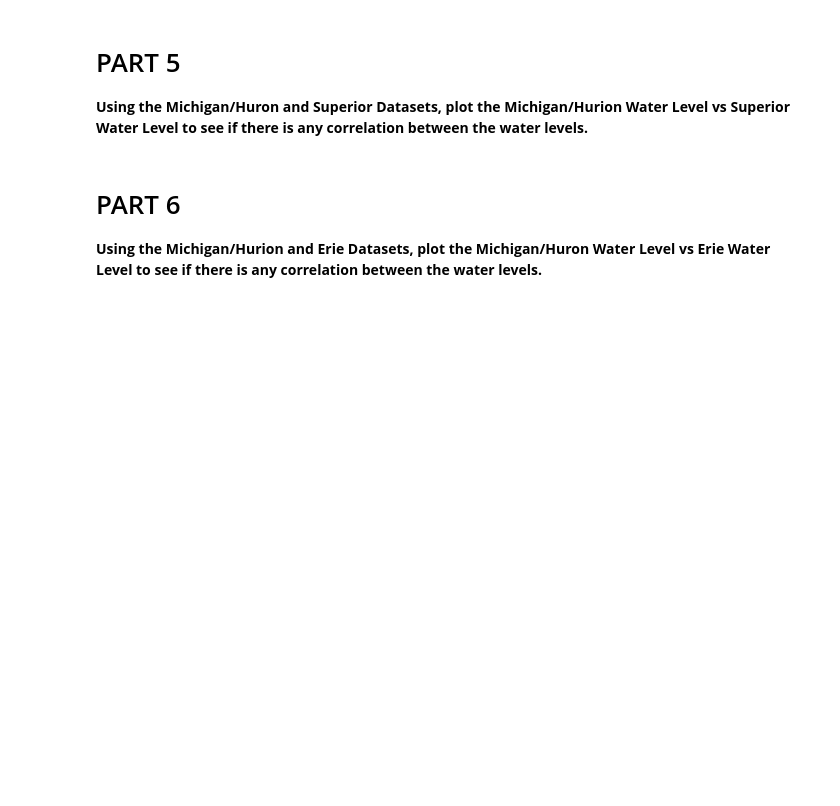
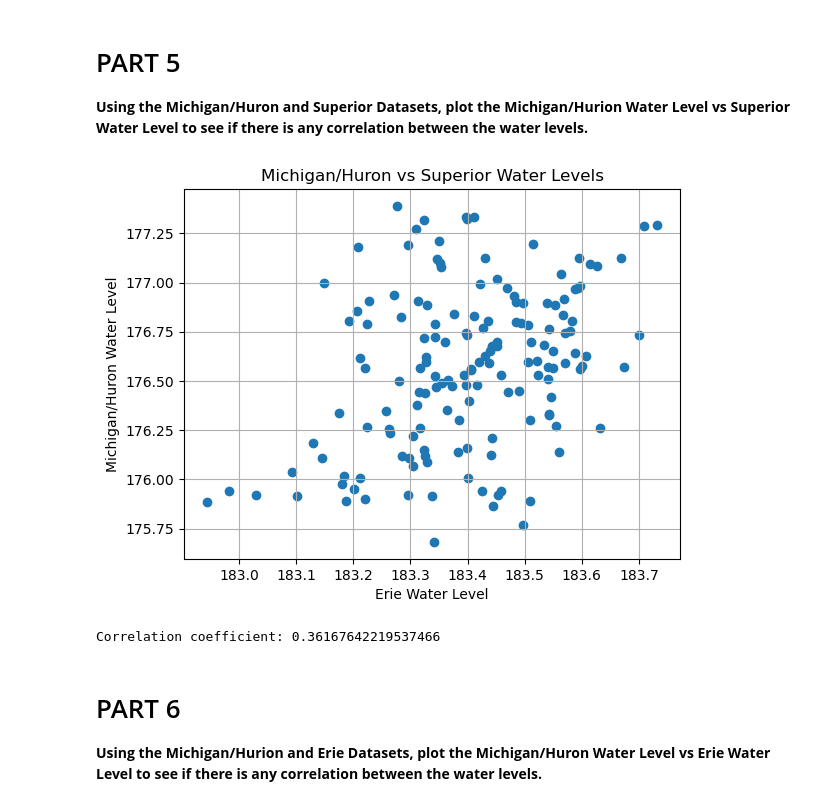
Before and after one commit to RGuda-star/CMSE202_Git_Started, a Jupyter notebook: Great_Lakes_and_Grand_River.ipynb, the cells around one changed output. Saved outputs shown, nothing was run; the diff lists cells and outputs as text; code cells hidden in the pictures; blank space fills up the shorter version.

```diff
--- a/Great_Lakes_and_Grand_River.ipynb
+++ b/Great_Lakes_and_Grand_River.ipynb
@@ -92,3 +90,31 @@ plt.show()
+# %%
+import pandas as pd
+import matplotlib.pyplot as plt
+
+mh = pd.read_csv("mhu.csv")
+sup = pd.read_csv("sup.csv")
+
+mh.columns = mh.columns.str.strip()
+sup.columns = sup.columns.str.strip()
+
+mh = mh.rename(columns={mh.columns[0]: "Time", mh.columns[1]: "WaterLevel_MH"})
+sup = sup.rename(columns={sup.columns[0]: "Time", sup.columns[1]: "WaterLevel_SUP"})
+
+df = pd.merge(mh[["Time", "WaterLevel_MH"]], sup[["Time", "WaterLevel_SUP"]], on="Time")
+
+plt.figure()
+plt.scatter(df["WaterLevel_SUP"], df["WaterLevel_MH"])
+plt.xlabel("Erie Water Level")
+plt.ylabel("Michigan/Huron Water Level")
+plt.title("Michigan/Huron vs Superior Water Levels")
+plt.grid()
+plt.show()
+
+correlation = df["WaterLevel_SUP"].corr(df["WaterLevel_MH"])
+print("Correlation coefficient:", correlation)
+# %% [output]
+[figure, added]
+Correlation coefficient: 0.36167642219537466
 # %% [markdown]
 # PART 6
 
```
Also changed, not shown: parts of 3 cells of this notebook.
